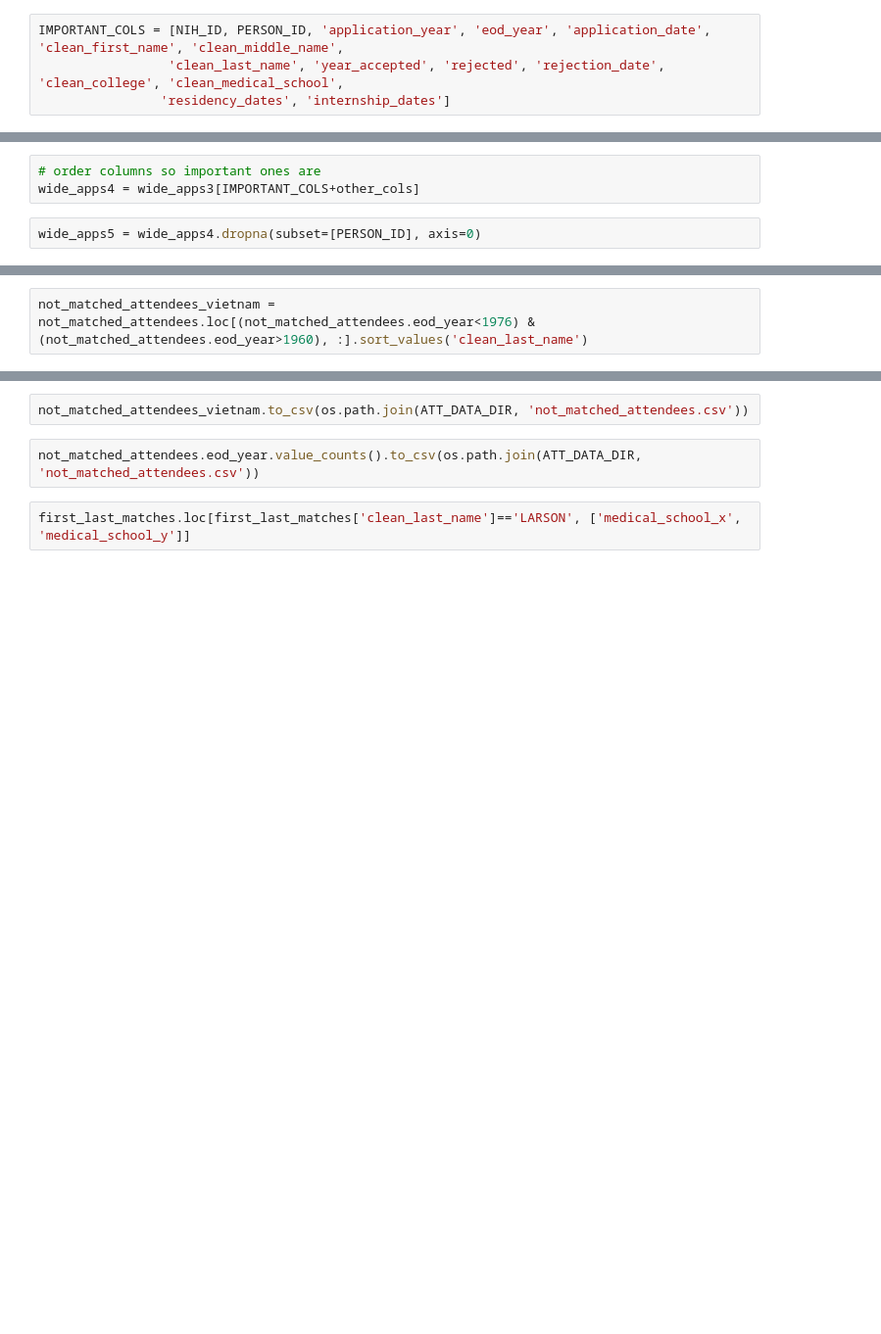
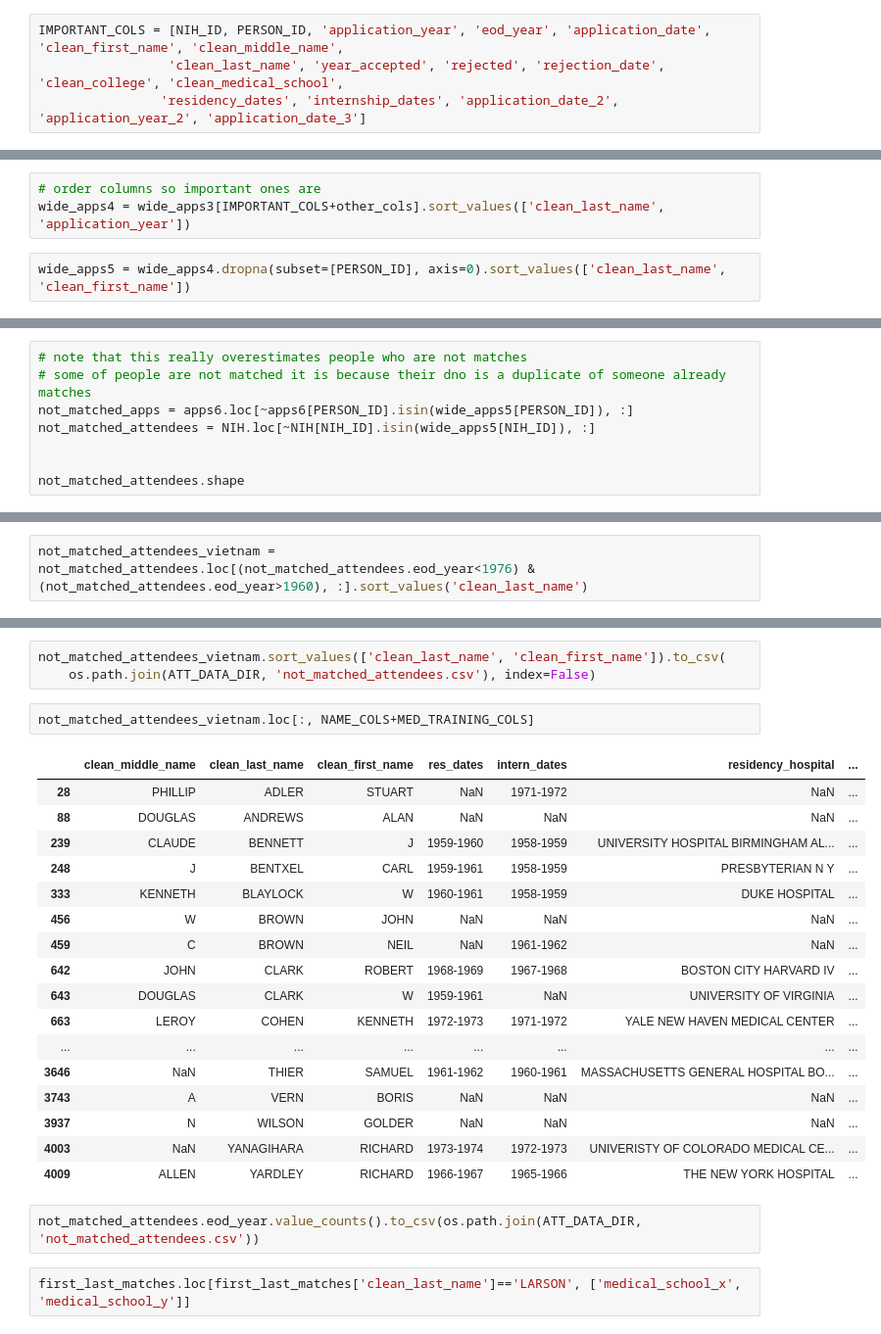
Before and after one commit to Lrraymond13/yellow_beret, a Jupyter notebook: Clean and Merge NIH Associates and Applicants.ipynb, the cells around one changed output, grey strips where cells are left out. Shown at 98% size. Drawn from its saved outputs; the diff is of its cells as text; blank space fills up the shorter version.

```diff
--- a/Clean and Merge NIH Associates and Applicants.ipynb
+++ b/Clean and Merge NIH Associates and Applicants.ipynb
@@ -384,13 +663,13 @@ wide_apps3.rename(columns={'res_dates': 'residency_dates', 'intern_dates': 'inte
 # %%
 IMPORTANT_COLS = [NIH_ID, PERSON_ID, 'application_year', 'eod_year', 'application_date', 'clean_first_name', 'clean_middle_name',
                  'clean_last_name', 'year_accepted', 'rejected', 'rejection_date', 'clean_college', 'clean_medical_school',
-                'residency_dates', 'internship_dates']
+                'residency_dates', 'internship_dates', 'application_date_2', 'application_year_2', 'application_date_3']
 # %%
 other_cols = sorted([i for i in wide_apps3.columns if i not in IMPORTANT_COLS])
 # %%
 # order columns so important ones are
-wide_apps4 = wide_apps3[IMPORTANT_COLS+other_cols]
+wide_apps4 = wide_apps3[IMPORTANT_COLS+other_cols].sort_values(['clean_last_name', 'application_year'])
 # %%
-wide_apps5 = wide_apps4.dropna(subset=[PERSON_ID], axis=0)
+wide_apps5 = wide_apps4.dropna(subset=[PERSON_ID], axis=0).sort_values(['clean_last_name', 'clean_first_name'])
 # %%
 wide_apps5.to_pickle(os.path.join(APP_DATA_DIR, 'all_apps_plus_NIH_info.p'))
@@ -408,0 +721,8 @@ not_matched_attendees.shape
+# %%
+# note that this really overestimates people who are not matches
+# some of people are not matched it is because their dno is a duplicate of someone already matches
+not_matched_apps = apps6.loc[~apps6[PERSON_ID].isin(wide_apps5[PERSON_ID]), :]
+not_matched_attendees = NIH.loc[~NIH[NIH_ID].isin(wide_apps5[NIH_ID]), :]
+
+
+not_matched_attendees.shape
@@ -413,5 +751,26 @@ not_matched_attendees_vietnam.shape
 # %%
-not_matched_attendees_vietnam.to_csv(os.path.join(ATT_DATA_DIR, 'not_matched_attendees.csv'))
+not_matched_attendees_vietnam.sort_values(['clean_last_name', 'clean_first_name']).to_csv(
+    os.path.join(ATT_DATA_DIR, 'not_matched_attendees.csv'), index=False)
+# %%
+not_matched_attendees_vietnam.loc[:, NAME_COLS+MED_TRAINING_COLS]
+# %% [output]
+|  | clean_middle_name | clean_last_name | clean_first_name | res_dates | intern_dates | residency_hospital | ... |
+| 28 | PHILLIP | ADLER | STUART | NaN | 1971-1972 | NaN | ... |
+| 88 | DOUGLAS | ANDREWS | ALAN | NaN | NaN | NaN | ... |
+| 239 | CLAUDE | BENNETT | J | 1959-1960 | 1958-1959 | UNIVERSITY HOSPITAL BIRMINGHAM AL... | ... |
+| 248 | J | BENTXEL | CARL | 1959-1961 | 1958-1959 | PRESBYTERIAN N Y | ... |
+| 333 | KENNETH | BLAYLOCK | W | 1960-1961 | 1958-1959 | DUKE HOSPITAL | ... |
+| 456 | W | BROWN | JOHN | NaN | NaN | NaN | ... |
+| 459 | C | BROWN | NEIL | NaN | 1961-1962 | NaN | ... |
+| 642 | JOHN | CLARK | ROBERT | 1968-1969 | 1967-1968 | BOSTON CITY HARVARD IV | ... |
+| 643 | DOUGLAS | CLARK | W | 1959-1961 | NaN | UNIVERSITY OF VIRGINIA | ... |
+| 663 | LEROY | COHEN | KENNETH | 1972-1973 | 1971-1972 | YALE NEW HAVEN MEDICAL CENTER | ... |
+| ... | ... | ... | ... | ... | ... | ... | ... |
+| 3646 | NaN | THIER | SAMUEL | 1961-1962 | 1960-1961 | MASSACHUSETTS GENERAL HOSPITAL BO... | ... |
+| 3743 | A | VERN | BORIS | NaN | NaN | NaN | ... |
+| 3937 | N | WILSON | GOLDER | NaN | NaN | NaN | ... |
+| 4003 | NaN | YANAGIHARA | RICHARD | 1973-1974 | 1972-1973 | UNIVERISTY OF COLORADO MEDICAL CE... | ... |
+| 4009 | ALLEN | YARDLEY | RICHARD | 1966-1967 | 1965-1966 | THE NEW YORK HOSPITAL | ... |
 # %%
 not_matched_attendees.eod_year.value_counts().to_csv(os.path.join(ATT_DATA_DIR, 'not_matched_attendees.csv'))
 # %%
```
Also changed, not shown: parts of 167 cells of this notebook, 2 other files.
